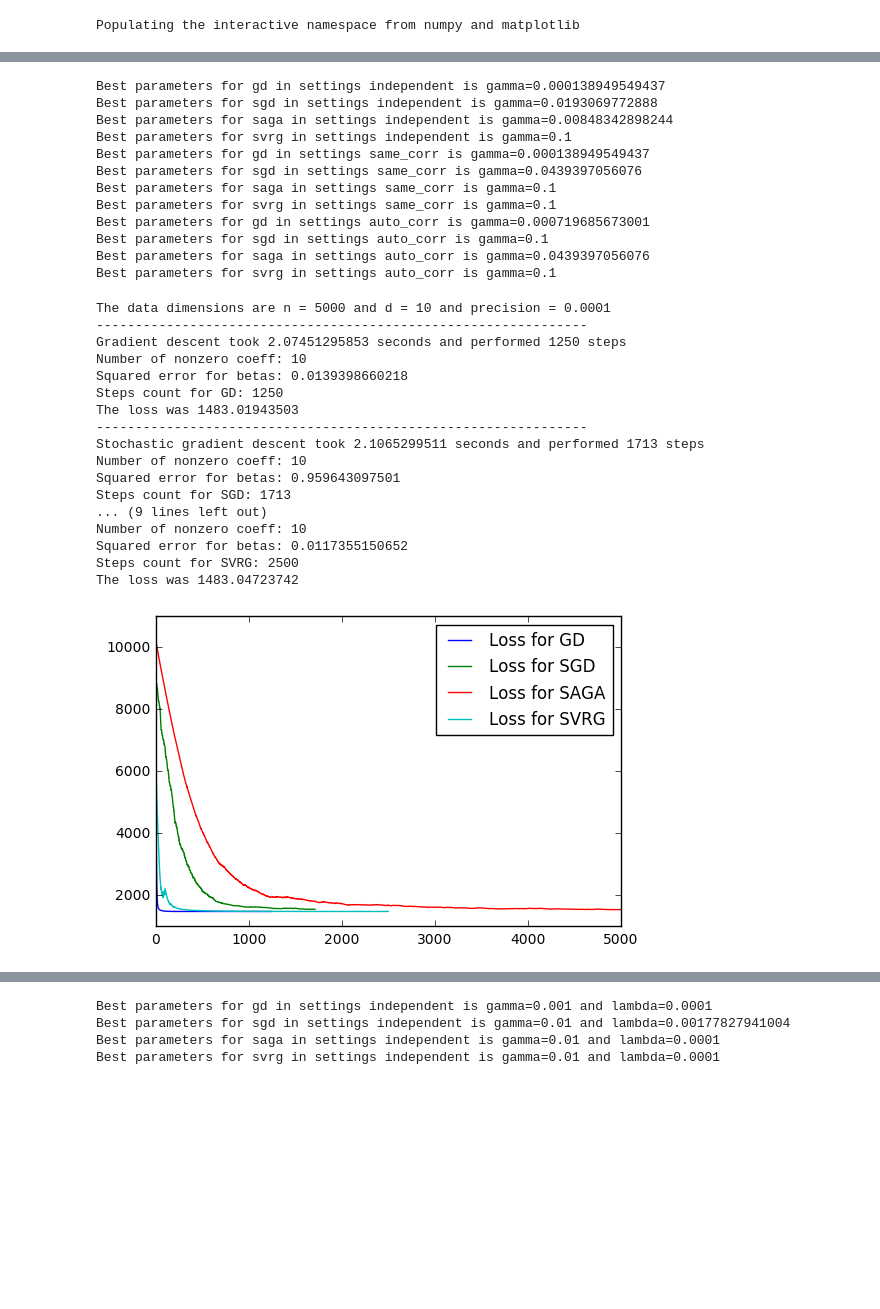
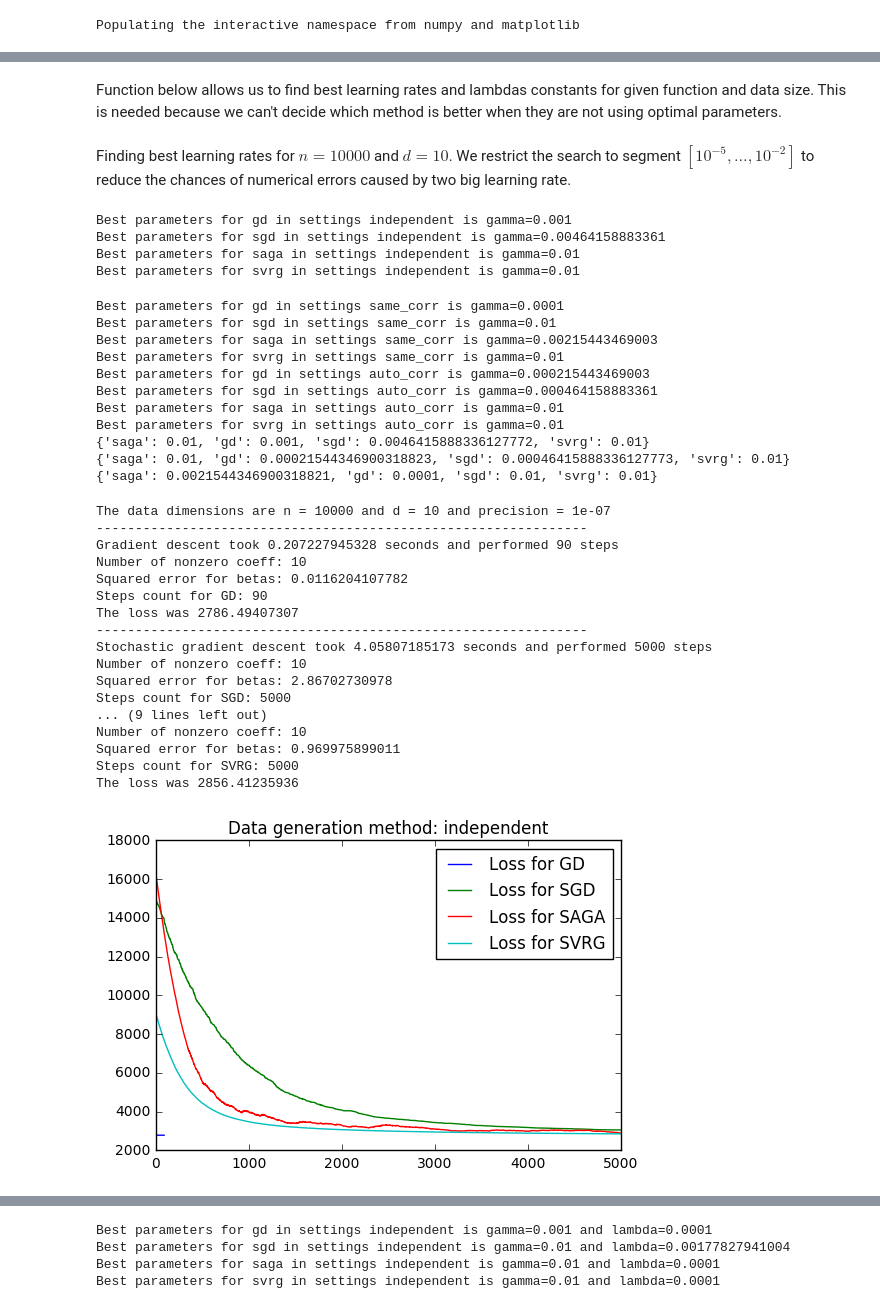
Before and after one commit to sjwilczynski/AlgStPr, a Jupyter notebook: lab3/ProjectNotebook.ipynb, the cells around one changed output, grey strips where cells are left out. Drawn from its saved outputs; the diff is of its cells as text; code cells hidden in the pictures; blank space fills up the shorter version.

```diff
--- a/lab3/ProjectNotebook.ipynb
+++ b/lab3/ProjectNotebook.ipynb
@@ -165,13 +172,13 @@ def perform_simulation(n, d, eps, data_generation, step_sizes, lambdas, is_prox=
         print('87.5% of betas are set to zero')
         ind = np.random.permutation(np.arange(d))[:-d//8]
         beta[ind] = 0
-    if len(lambdas):
+    if len(lambdas) == 0:
         lambdas = [0,0,0,0]
     print('---------------------------------------------------------------')
     x = generate_data(n, d, 0.9, data_generation)
     y = generate_response(x, beta)
     t1 = time()
-    a, losses, steps_count = gradient_descent(x, y, step=step_sizes[0], lam=lambdas[0], prox=is_prox)
+    a, losses, steps_count = gradient_descent(x, y, epsilon=eps, step=step_sizes[0], lam=lambdas[0], prox=is_prox)
     t2 = time()
     print('Gradient descent took {} seconds and performed {} steps'.format(t2-t1, steps_count))
     print('Number of nonzero coeff: {}'.format(np.sum(a != 0)))
@@ -182,7 +189,7 @@ def perform_simulation(n, d, eps, data_generation, step_sizes, lambdas, is_prox=
     print('---------------------------------------------------------------')
 
     t1 = time()
-    a, losses, steps_count = gradient_descent(x, y, stochastic=True, step=step_sizes[1], lam=lambdas[1], prox=is_prox)
+    a, losses, steps_count = gradient_descent(x, y, epsilon=eps, stochastic=True, step=step_sizes[1], lam=lambdas[1], prox=is_prox)
     t2 = time()
     print('Stochastic gradient descent took {} seconds and performed {} steps'.format(t2-t1, steps_count))
     print('Number of nonzero coeff: {}'.format(np.sum(a != 0)))
@@ -193,7 +200,7 @@ def perform_simulation(n, d, eps, data_generation, step_sizes, lambdas, is_prox=
     print('---------------------------------------------------------------')
 
     t1 = time()
-    a, losses, steps_count = saga(x, y, step=step_sizes[2], lam=lambdas[2], prox=is_prox)
+    a, losses, steps_count = saga(x, y, epsilon=eps, step=step_sizes[2], lam=lambdas[2], prox=is_prox)
     t2 = time()
     print('SAGA took {} seconds and performed {} steps'.format(t2-t1, steps_count))
     print('Number of nonzero coeff: {}'.format(np.sum(a != 0)))
@@ -204,7 +211,7 @@ def perform_simulation(n, d, eps, data_generation, step_sizes, lambdas, is_prox=
     print('---------------------------------------------------------------')
 
     t1 = time()
-    a, losses, steps_count = svrg(x, y, step=step_sizes[3], lam=lambdas[3], prox=is_prox)
+    a, losses, steps_count = svrg(x, y, epsilon=eps, step=step_sizes[3], lam=lambdas[3], prox=is_prox)
     t2 = time()
     print('SVRG took {} seconds and performed {} steps'.format(t2-t1, steps_count))
     print('Number of nonzero coeff: {}'.format(np.sum(a != 0)))
@@ -212,7 +219,11 @@ def perform_simulation(n, d, eps, data_generation, step_sizes, lambdas, is_prox=
     print('Steps count for SVRG: {}\nThe loss was {}'.format(steps_count, losses[-1]))
     plt.figure(1)
     plt.plot(np.arange(len(losses[start_ind:])), losses[start_ind:], label='Loss for SVRG')
+    plt.title('Data generation method: {}'.format(data_generation))
 
     plt.legend()
     plt.show()
+# %% [markdown]
+Function below allows us to find best learning rates and lambdas constants for given function and data size.
+This is needed because we can't decide which method is better when they are not using optimal parameters.
 # %%
@@ -258,14 +267,16 @@ def find_best_parameters(n,d, data_generation, f_type, steps, lambdas, is_prox=F
         plt.legend()
         plt.show()
     return best_step, best_lam
+# %% [markdown]
+Finding best learning rates for $n=10000$ and $d=10$. We restrict the search to segment $[10^{-5}, \ldots, 10^{-2}]$ to reduce the chances of numerical errors caused by two big learning rate.
 # %%
 dictionary_nonzero = {}
-n = 5*10**3
+n = 10**4
 d = 10
 STEPS = 5*10**3
 for method in [INDEPENDENT, SAME_CORR, AUTO_CORR]:
     for f in [GD, SGD, SAGA, SVRG]:
-        step, lam = find_best_parameters(n, d, method, f, 10**np.linspace(-6,-2,15), [], False, plot_losses=False)
+        step, lam = find_best_parameters(n, d, method, f, 10**np.linspace(-5,-2,10), [], False, plot_losses=False)
         dictionary_nonzero[(f,method)]=(step,lam)
         print('Best parameters for {} in settings {} is gamma={}'.format(f,method,step))
 
@@ -276,39 +287,45 @@ print(steps_ind)
 print(steps_auto)
 print(steps_same)
 # %% [output]
-Best parameters for gd in settings independent is gamma=0.000138949549437
-Best parameters for sgd in settings independent is gamma=0.0193069772888
-Best parameters for saga in settings independent is gamma=0.00848342898244
-Best parameters for svrg in settings independent is gamma=0.1
-Best parameters for gd in settings same_corr is gamma=0.000138949549437
-Best parameters for sgd in settings same_corr is gamma=0.0439397056076
-Best parameters for saga in settings same_corr is gamma=0.1
-Best parameters for svrg in settings same_corr is gamma=0.1
-Best parameters for gd in settings auto_corr is gamma=0.000719685673001
-Best parameters for sgd in settings auto_corr is gamma=0.1
-Best parameters for saga in settings auto_corr is gamma=0.0439397056076
-Best parameters for svrg in settings auto_corr is gamma=0.1
+Best parameters for gd in settings independent is gamma=0.001
+Best parameters for sgd in settings independent is gamma=0.00464158883361
+Best parameters for saga in settings independent is gamma=0.01
+Best parameters for svrg in settings independent is gamma=0.01
+Best parameters for gd in settings same_corr is gamma=0.0001
+Best parameters for sgd in settings same_corr is gamma=0.01
+Best parameters for saga in settings same_corr is gamma=0.00215443469003
+Best parameters for svrg in settings same_corr is gamma=0.01
+Best parameters for gd in settings auto_corr is gamma=0.000215443469003
+Best parameters for sgd in settings auto_corr is gamma=0.000464158883361
+Best parameters for saga in settings auto_corr is gamma=0.01
+Best parameters for svrg in settings auto_corr is gamma=0.01
+{'saga': 0.01, 'gd': 0.001, 'sgd': 0.0046415888336127772, 'svrg': 0.01}
+{'saga': 0.01, 'gd': 0.00021544346900318823, 'sgd': 0.00046415888336127773, 'svrg': 0.01}
+{'saga': 0.0021544346900318821, 'gd': 0.0001, 'sgd': 0.01, 'svrg': 0.01}
+# %%
+n=10**4
+d=10
 # %%
 curr_steps = [steps_ind[GD], steps_ind[SGD], steps_ind[SAGA], steps_ind[SVRG]]
-perform_simulation(n,d, 10**(-4), INDEPENDENT, curr_steps, [], is_prox=False)
+perform_simulation(n,d, 10**(-7), INDEPENDENT, curr_steps, [], is_prox=False)
 # %% [output]
-The data dimensions are n = 5000 and d = 10 and precision = 0.0001
+The data dimensions are n = 10000 and d = 10 and precision = 1e-07
 ---------------------------------------------------------------
-Gradient descent took 2.07451295853 seconds and performed 1250 steps
+Gradient descent took 0.207227945328 seconds and performed 90 steps
 Number of nonzero coeff: 10
-Squared error for betas: 0.0139398660218
-Steps count for GD: 1250
-The loss was 1483.01943503
+Squared error for betas: 0.0116204107782
+Steps count for GD: 90
+The loss was 2786.49407307
 ---------------------------------------------------------------
-Stochastic gradient descent took 2.1065299511 seconds and performed 1713 steps
+Stochastic gradient descent took 4.05807185173 seconds and performed 5000 steps
 Number of nonzero coeff: 10
-Squared error for betas: 0.959643097501
-Steps count for SGD: 1713
+Squared error for betas: 2.86702730978
+Steps count for SGD: 5000
 ... (9 lines left out)
 Number of nonzero coeff: 10
-Squared error for betas: 0.0117355150652
-Steps count for SVRG: 2500
-The loss was 1483.04723742
+Squared error for betas: 0.969975899011
+Steps count for SVRG: 5000
+The loss was 2856.41235936
-[figure, old version]
+[figure, new version]
 # %%
 curr_steps = [steps_auto[GD], steps_auto[SGD], steps_auto[SAGA], steps_auto[SVRG]]
```
Also changed, not shown: parts of 14 cells of this notebook.
